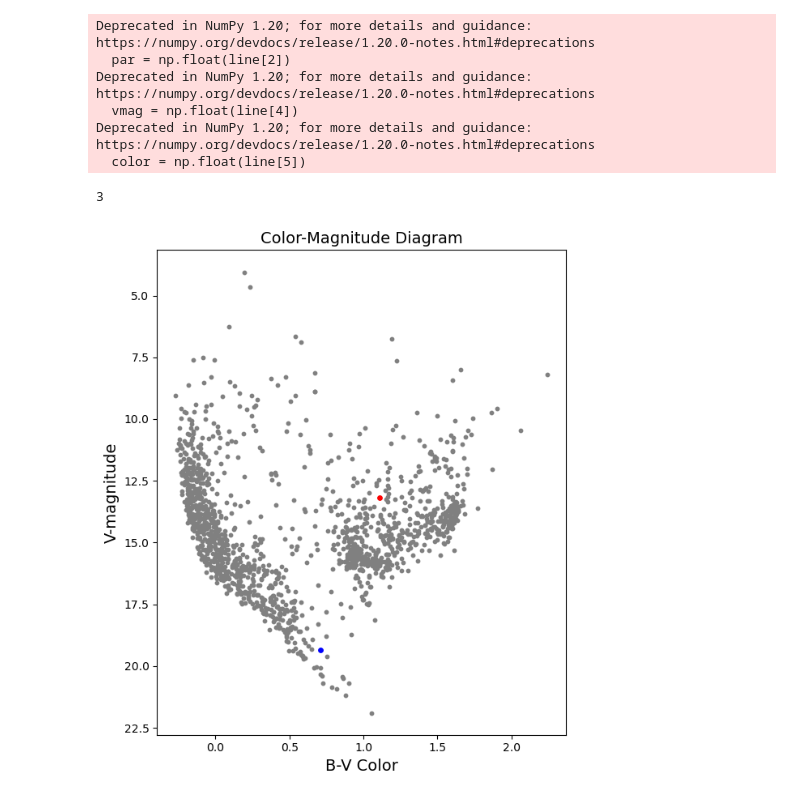
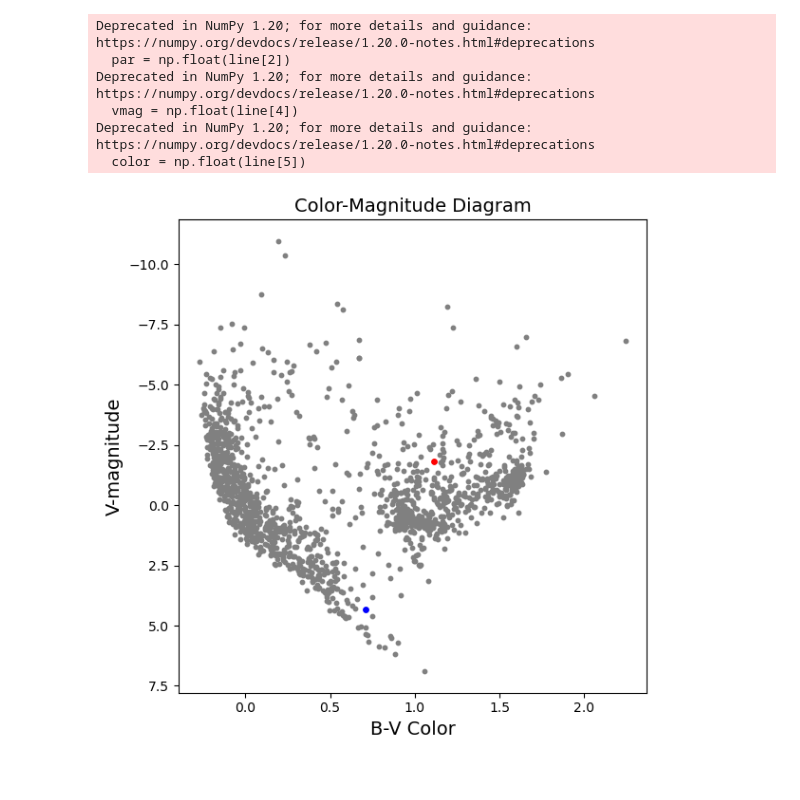
Before and after one commit to qingru-hu/Stars-and-Planets, a Jupyter notebook: ps1/code/color_mag_diag.ipynb, the cells around one changed output. Cells and saved outputs as stored; diff of their text form; code cells hidden in the pictures.

```diff
--- a/ps1/code/color_mag_diag.ipynb
+++ b/ps1/code/color_mag_diag.ipynb
@@ -32,7 +32,7 @@ for line in lines:
     if line[2]=='':
         continue
     par = np.float(line[2])
-    d = 1/par
+    d = 1000/par
     # convert vmag to M
     vmag = np.float(line[4])
     Mag = vmag - 5*np.log10(d/10)
@@ -55,23 +55,19 @@ Deprecated in NumPy 1.20; for more details and guidance: https://numpy.org/devdo
   vmag = np.float(line[4])
 Deprecated in NumPy 1.20; for more details and guidance: https://numpy.org/devdocs/release/1.20.0-notes.html#deprecations
   color = np.float(line[5])
-# %%
-np.argmax(pars)
-# %% [output]
-3
 # %%
-fig, ax = plt.subplots(figsize=(6, 7))
+fig, ax = plt.subplots(figsize=(6, 6))
 ax.scatter(colors, Mags, color='grey', s=10)
 ax.scatter(colors[[np.argmax(pars)]], Mags[[np.argmax(pars)]], color='b', s=15)
 ax.scatter(colors[[np.argmax(vmags)]], Mags[[np.argmax(vmags)]], color='r', s=15)
 
 ax.invert_yaxis()
 ax.set_title('Color-Magnitude Diagram', fontdict=fontdict)
 ax.set_ylabel('V-magnitude', fontdict=fontdict)
 ax.set_xlabel('B-V Color', fontdict=fontdict)
 plt.tight_layout()
 plt.savefig('color_mag.png', dpi=200)
 plt.show()
 # %% [output]
-[figure, old version]
+[figure, new version]
 # %%
```
Also changed, not shown: parts of 8 cells of this notebook, 16 other files.
